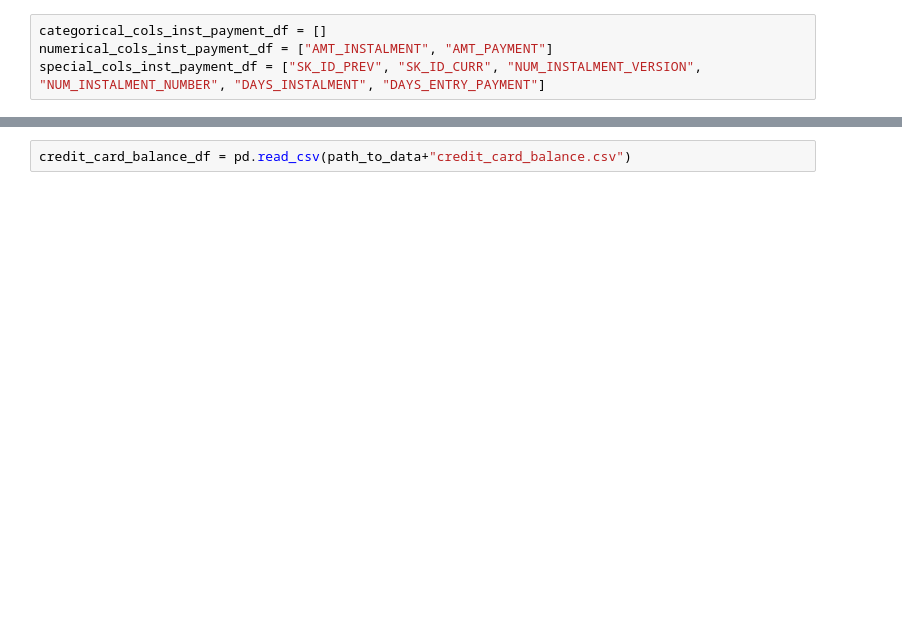
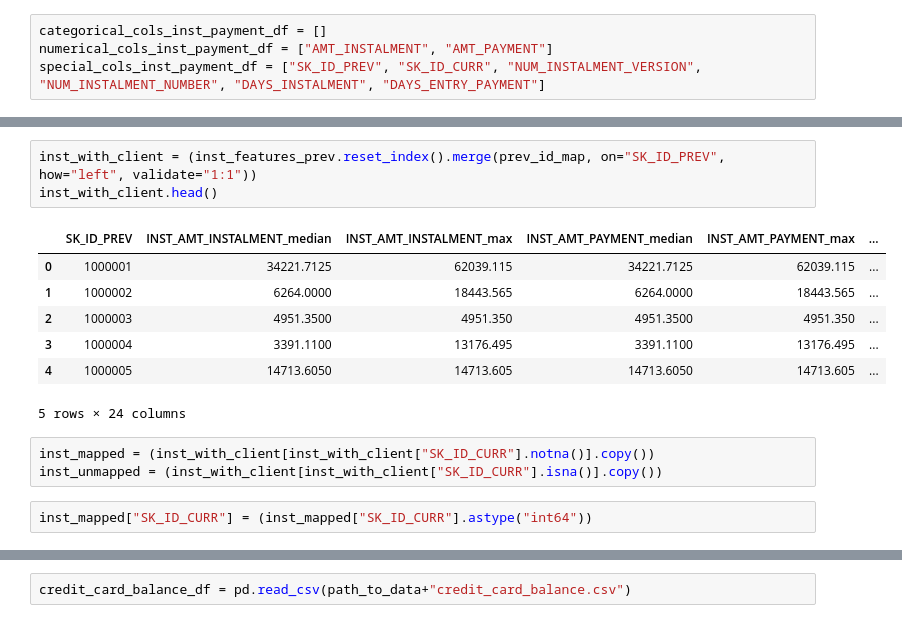
Before and after one commit to USL99/home-credit-default-risk, a Jupyter notebook: notebooks/03_feature_engineering.ipynb, the cells around one changed output, grey strips where cells are left out. Saved outputs shown, nothing was run; the diff lists cells and outputs as text; blank space fills up the shorter version.

```diff
--- a/notebooks/03_feature_engineering.ipynb
+++ b/notebooks/03_feature_engineering.ipynb
@@ -1477,0 +1481,16 @@ print("\nNUMERICAL:", numerical_cols_inst_payment_df)
+# %%
+inst_with_client = (inst_features_prev.reset_index().merge(prev_id_map, on="SK_ID_PREV", how="left", validate="1:1"))
+inst_with_client.head()
+# %% [output]
+|  | SK_ID_PREV | INST_AMT_INSTALMENT_median | INST_AMT_INSTALMENT_max | INST_AMT_PAYMENT_median | INST_AMT_PAYMENT_max | ... |
+| 0 | 1000001 | 34221.7125 | 62039.115 | 34221.7125 | 62039.115 | ... |
+| 1 | 1000002 | 6264.0000 | 18443.565 | 6264.0000 | 18443.565 | ... |
+| 2 | 1000003 | 4951.3500 | 4951.350 | 4951.3500 | 4951.350 | ... |
+| 3 | 1000004 | 3391.1100 | 13176.495 | 3391.1100 | 13176.495 | ... |
+| 4 | 1000005 | 14713.6050 | 14713.605 | 14713.6050 | 14713.605 | ... |
+5 rows × 24 columns
+# %%
+inst_mapped = (inst_with_client[inst_with_client["SK_ID_CURR"].notna()].copy())
+inst_unmapped = (inst_with_client[inst_with_client["SK_ID_CURR"].isna()].copy())
+# %%
+inst_mapped["SK_ID_CURR"] = (inst_mapped["SK_ID_CURR"].astype("int64"))
```
Also changed, not shown: parts of 179 cells of this notebook.
